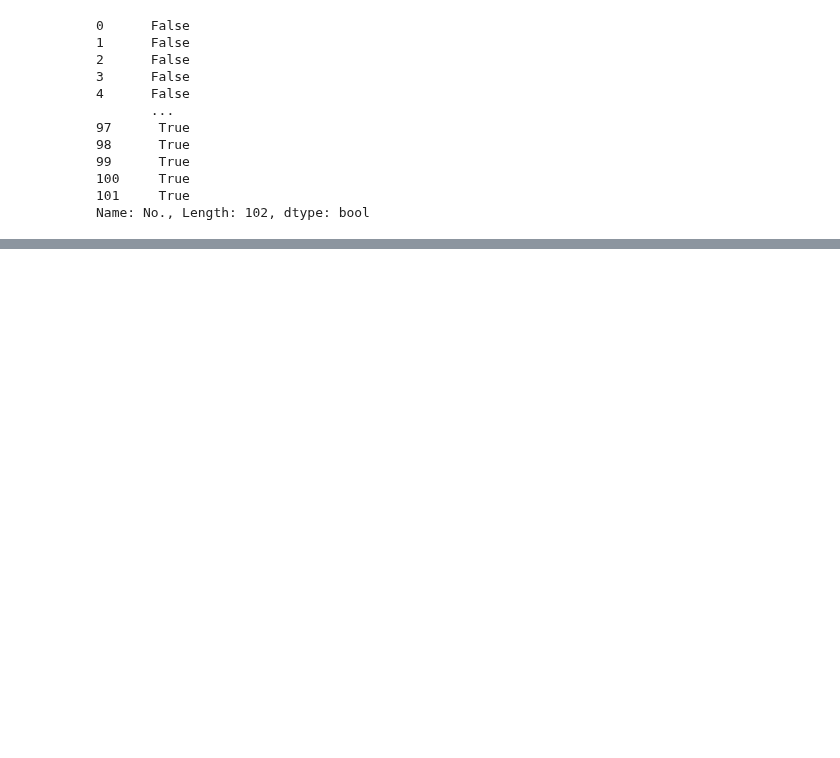
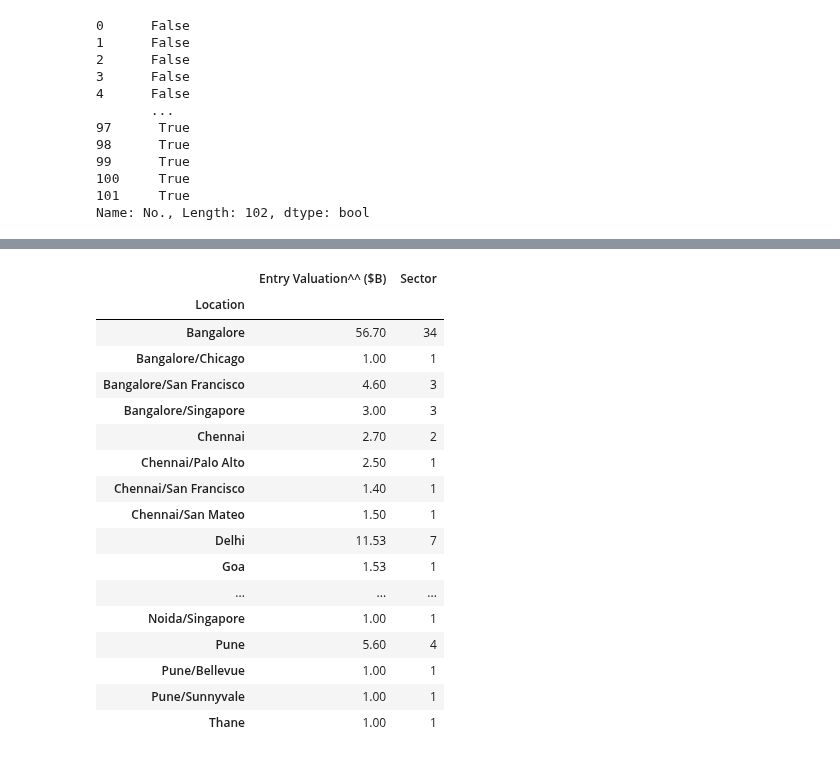
Before and after one commit to MlvPrasadOfficial/kaggle_notebooks, a Jupyter notebook: teach10pm-pandas.ipynb, the cells around one changed output, grey strips where cells are left out. Drawn from its saved outputs; the diff is of its cells as text; code cells hidden in the pictures; blank space fills up the shorter version.

Commit message:
Kaggle Notebook | teach10pm_pandas | Version 4

```diff
--- a/teach10pm-pandas.ipynb
+++ b/teach10pm-pandas.ipynb
@@ -591,0 +599,4 @@ Name: No., Length: 102, dtype: bool
+# %%
+import pandas as pd
+df = pd.read_csv("/kaggle/input/indian-unicorn-startups-2023-june-updated/Indian Unicorn startups 2023 updated.csv")
+df
@@ -591,0 +660,22 @@ Name: No., Length: 102, dtype: bool
+# %%
+filtered_groups = df.groupby('Location').agg({'Entry Valuation^^ ($B)': 'sum','Sector': 'count'})
+filtered_groups
+# %% [output]
+|  | Entry Valuation^^ ($B) | Sector |
+| Location |  |  |
+| Bangalore | 56.70 | 34 |
+| Bangalore/Chicago | 1.00 | 1 |
+| Bangalore/San Francisco | 4.60 | 3 |
+| Bangalore/Singapore | 3.00 | 3 |
+| Chennai | 2.70 | 2 |
+| Chennai/Palo Alto | 2.50 | 1 |
+| Chennai/San Francisco | 1.40 | 1 |
+| Chennai/San Mateo | 1.50 | 1 |
+| Delhi | 11.53 | 7 |
+| Goa | 1.53 | 1 |
+| ... | ... | ... |
+| Noida/Singapore | 1.00 | 1 |
+| Pune | 5.60 | 4 |
+| Pune/Bellevue | 1.00 | 1 |
+| Pune/Sunnyvale | 1.00 | 1 |
+| Thane | 1.00 | 1 |
```
Also changed, not shown: parts of 8 cells of this notebook.
